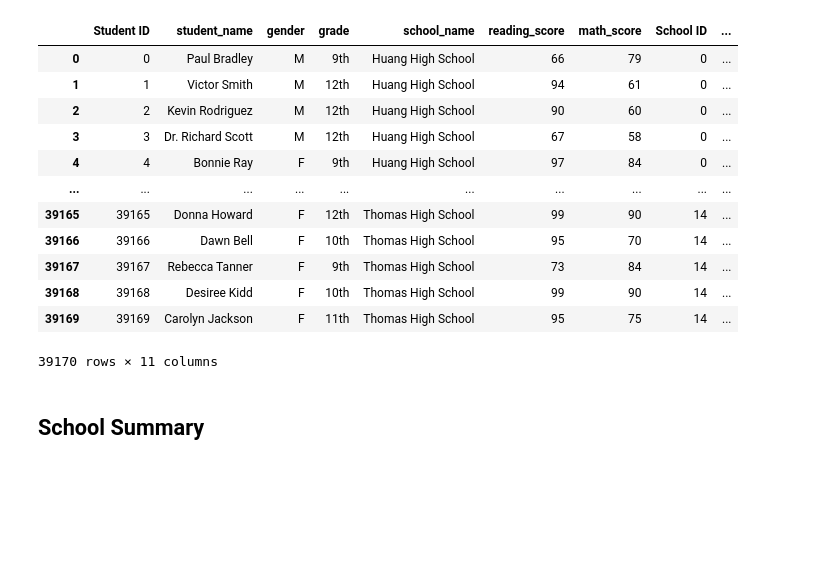
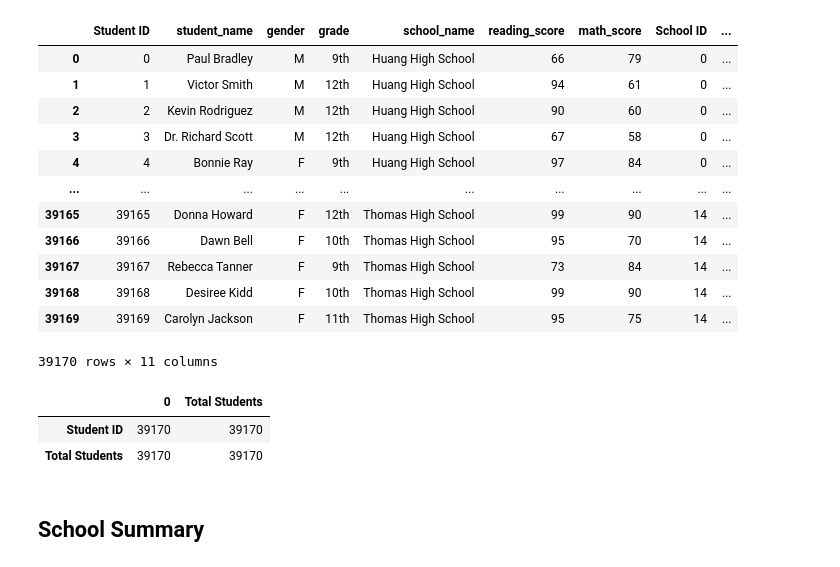
Before and after one commit to CCom20/pandas-challenge, a Jupyter notebook: pycityschools/PyCitySchools_starter.ipynb, the cells around one changed output. Saved outputs shown, nothing was run; the diff lists cells and outputs as text; code cells hidden in the pictures; blank space fills up the shorter version.

Commit message:
Working on overview of data

```diff
--- a/pycityschools/PyCitySchools_starter.ipynb
+++ b/pycityschools/PyCitySchools_starter.ipynb
@@ -53,6 +53,14 @@ school_data_complete
 | 39168 | 39168 | Desiree Kidd | F | 10th | Thomas High School | 99 | 90 | 14 | ... |
 | 39169 | 39169 | Carolyn Jackson | F | 11th | Thomas High School | 95 | 75 | 14 | ... |
 39170 rows × 11 columns
+# %%
+total_students[["Total Students"]] = school_data_complete["Student ID"].count()
+total_students = pd.DataFrame(total_students)
+total_students
+# %% [output]
+|  | 0 | Total Students |
+| Student ID | 39170 | 39170 |
+| Total Students | 39170 | 39170 |
 # %% [markdown]
 ## School Summary
 # %% [markdown]
```
